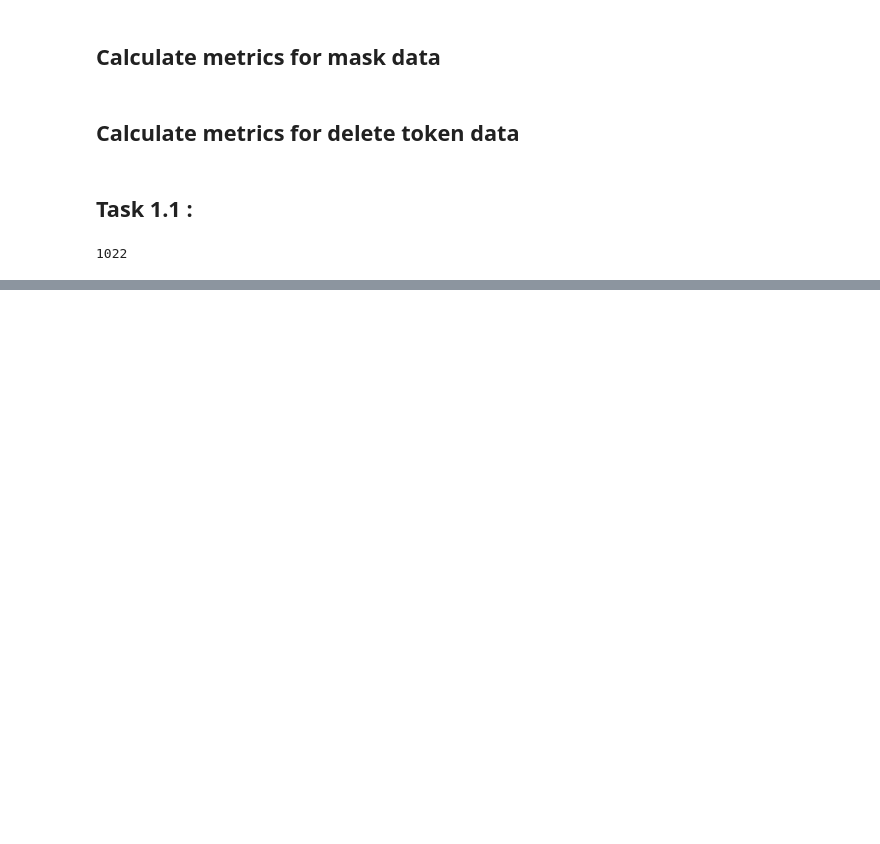
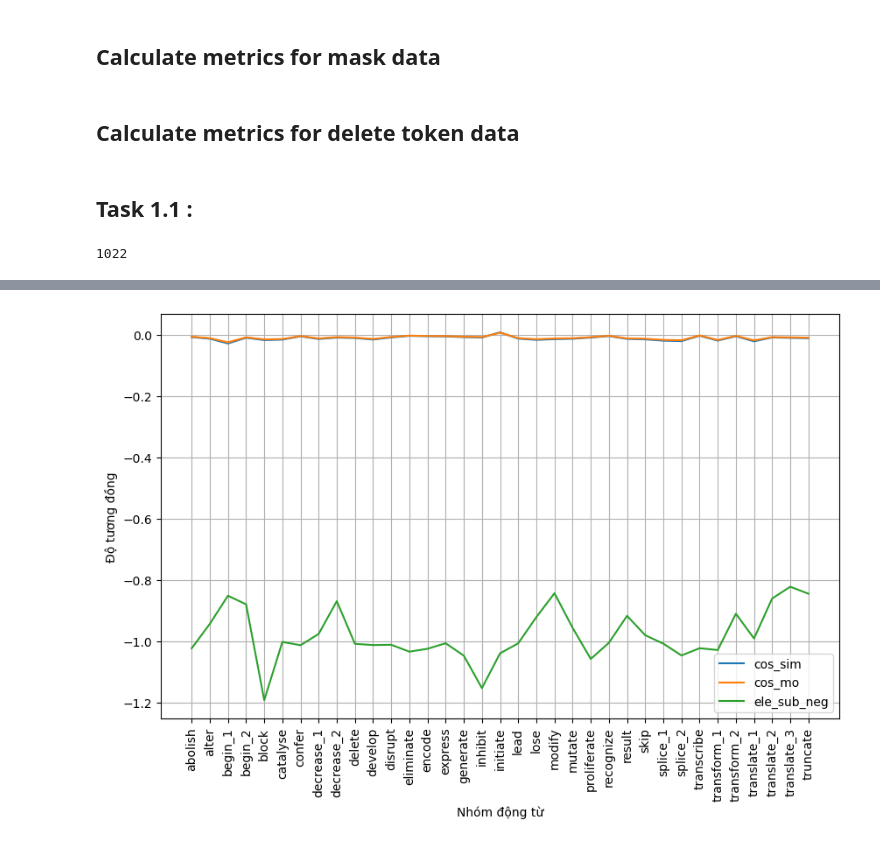
Before and after one commit to phatpham46/XAI-SRL, a Jupyter notebook: MLM/perturb_process.ipynb, the cells around one changed output, grey strips where cells are left out. Drawn from its saved outputs; the diff is of its cells as text; code cells hidden in the pictures; blank space fills up the shorter version.

```diff
--- a/MLM/perturb_process.ipynb
+++ b/MLM/perturb_process.ipynb
@@ -144,0 +193,17 @@ print(correlation_coefficient, p_value)
+# %%
+pas_inf = '/mnt/c/Users/Phat Pham/Documents/THESIS/SRLPredictionEasel/MLM/data_mlm/process_folder/PAS_knowledge/'
+
+pas_files = get_files(pas_inf)
+all_pas = pd.DataFrame()
+all_avg = pd.DataFrame()
+for file in pas_files:
+
+    pas = pd.read_csv(os.path.join(pas_inf, file))
+    pas = pas.dropna()
+
+    # get average of each columns
+    avg = pas.mean(axis=0)
+    avg = avg.to_frame().T
+    avg['file'] = file.replace('mlm_', '').replace('_full.csv', '')
+    all_avg = pd.concat([all_avg, avg], axis=0, ignore_index = True)
+    # drop nan
@@ -144,0 +223,26 @@ print(correlation_coefficient, p_value)
+# %%
+# visulize 3 first columns of all_avg using scatter plot
+import matplotlib.pyplot as plt
+import seaborn as sns
+# for col in all_avg.columns[:3]:
+#     plt.figure(figsize=(10, 6))
+#     plt.xlabel('Predicate')
+#     plt.ylabel('Average of {}'.format(col))
+#     sns.scatterplot(data=all_avg, x='file', y=col)
+#     plt.xticks(rotation=90)
+#     plt.show()
+
+
+
+# using multiline plot
+plt.figure(figsize=(10, 6))
+plt.xlabel('Nhóm động từ')
+plt.ylabel('Độ tương đồng')
+sns.lineplot(data=all_avg, x='file', y='cos_sim', label='cos_sim')
+sns.lineplot(data=all_avg, x='file', y='cos_mo', label='cos_mo')
+sns.lineplot(data=all_avg, x='file', y='ele_sub_neg', label='ele_sub_neg')
+plt.xticks(rotation=90)
+plt.grid()
+plt.show()
+# %% [output]
+[figure, added]
```
Also changed, not shown: parts of 12 cells of this notebook, 28 other files.
